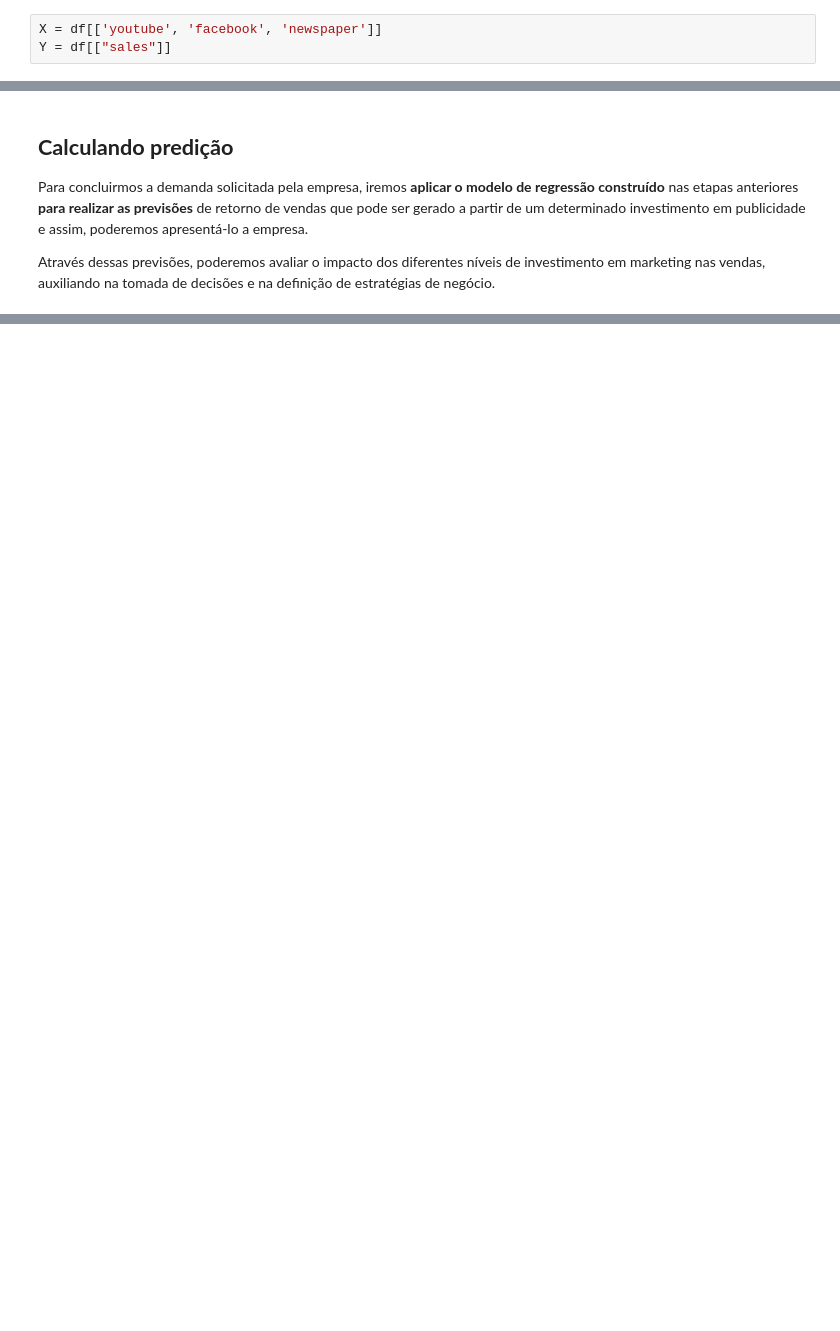
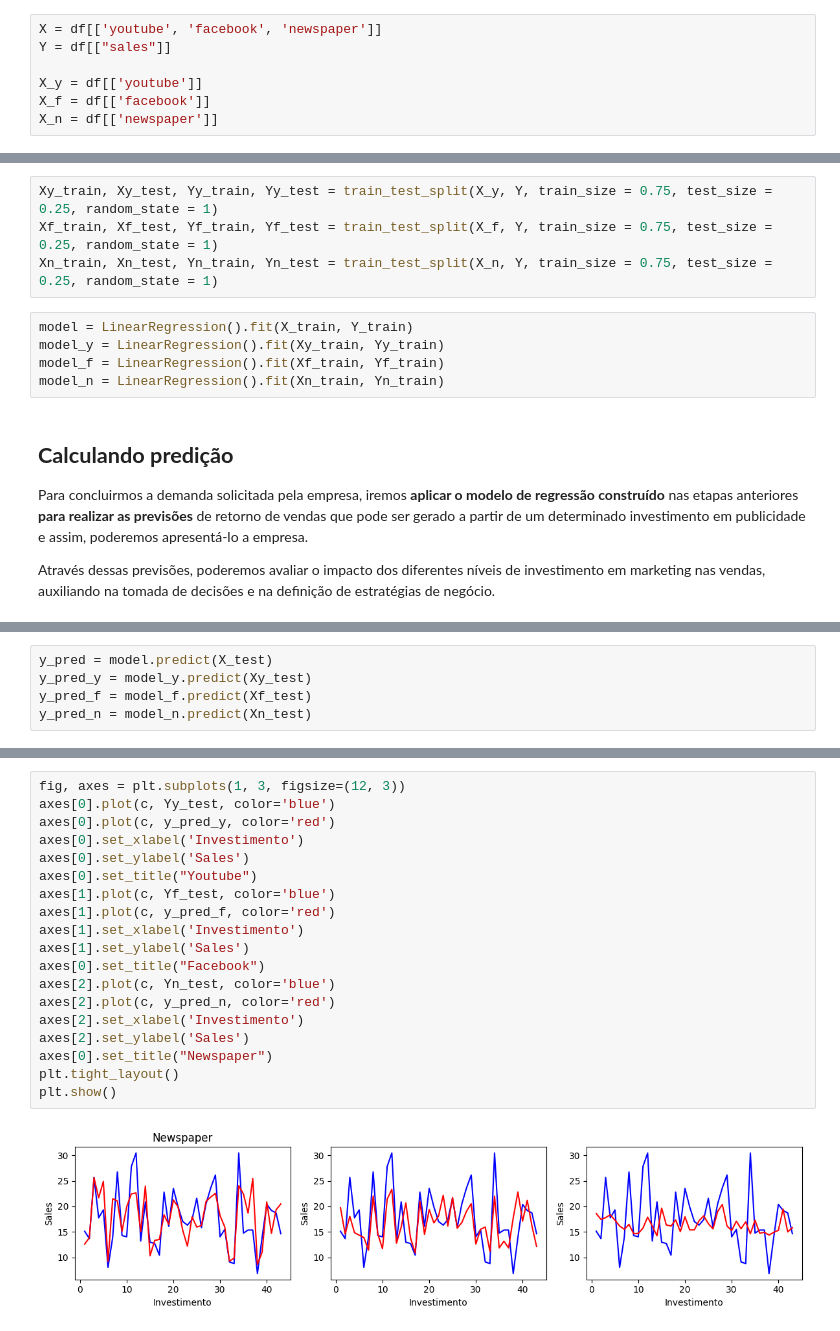
Before and after one commit to antonionipo/Iniciando-Analise-de-Dados, a Jupyter notebook: RID_196075_Desafio04.ipynb, the cells around one changed output, grey strips where cells are left out. Drawn from its saved outputs; the diff is of its cells as text; blank space fills up the shorter version.

```diff
--- a/RID_196075_Desafio04.ipynb
+++ b/RID_196075_Desafio04.ipynb
@@ -134,6 +121,10 @@ Para esta etapa, deve-se **construir um modelo** simples de **regressão** que p
 # %%
 X = df[['youtube', 'facebook', 'newspaper']]
 Y = df[["sales"]]
+
+X_y = df[['youtube']]
+X_f = df[['facebook']]
+X_n = df[['newspaper']]
 # %%
 X_train, X_test, Y_train, Y_test = train_test_split(X, Y, train_size = 0.75, test_size = 0.25, random_state = 1)
 print(X_train.shape)
@@ -150,3 +139,12 @@ model = LinearRegression().fit(X_train, Y_train)
+# %%
+Xy_train, Xy_test, Yy_train, Yy_test = train_test_split(X_y, Y, train_size = 0.75, test_size = 0.25, random_state = 1)
+Xf_train, Xf_test, Yf_train, Yf_test = train_test_split(X_f, Y, train_size = 0.75, test_size = 0.25, random_state = 1)
+Xn_train, Xn_test, Yn_train, Yn_test = train_test_split(X_n, Y, train_size = 0.75, test_size = 0.25, random_state = 1)
+# %%
+model = LinearRegression().fit(X_train, Y_train)
+model_y = LinearRegression().fit(Xy_train, Yy_train)
+model_f = LinearRegression().fit(Xf_train, Yf_train)
+model_n = LinearRegression().fit(Xn_train, Yn_train)
 # %% [markdown]
 ## **Calculando predição**
 
@@ -158,2 +154,7 @@ y_pred = model.predict(X_test)
+# %%
+y_pred = model.predict(X_test)
+y_pred_y = model_y.predict(Xy_test)
+y_pred_f = model_f.predict(Xf_test)
+y_pred_n = model_n.predict(Xn_test)
 # %%
 r2 = r2_score(Y_test, y_pred)
@@ -175,0 +191,21 @@ Text(0, 0.5, 'Sales')
+# %%
+fig, axes = plt.subplots(1, 3, figsize=(12, 3))
+axes[0].plot(c, Yy_test, color='blue')
+axes[0].plot(c, y_pred_y, color='red')
+axes[0].set_xlabel('Investimento')
+axes[0].set_ylabel('Sales')
+axes[0].set_title("Youtube")
+axes[1].plot(c, Yf_test, color='blue')
+axes[1].plot(c, y_pred_f, color='red')
+axes[1].set_xlabel('Investimento')
+axes[1].set_ylabel('Sales')
+axes[0].set_title("Facebook")
+axes[2].plot(c, Yn_test, color='blue')
+axes[2].plot(c, y_pred_n, color='red')
+axes[2].set_xlabel('Investimento')
+axes[2].set_ylabel('Sales')
+axes[0].set_title("Newspaper")
+plt.tight_layout()
+plt.show()
+# %% [output]
+[figure, added]
```
Also changed, not shown: parts of 9 cells of this notebook.
